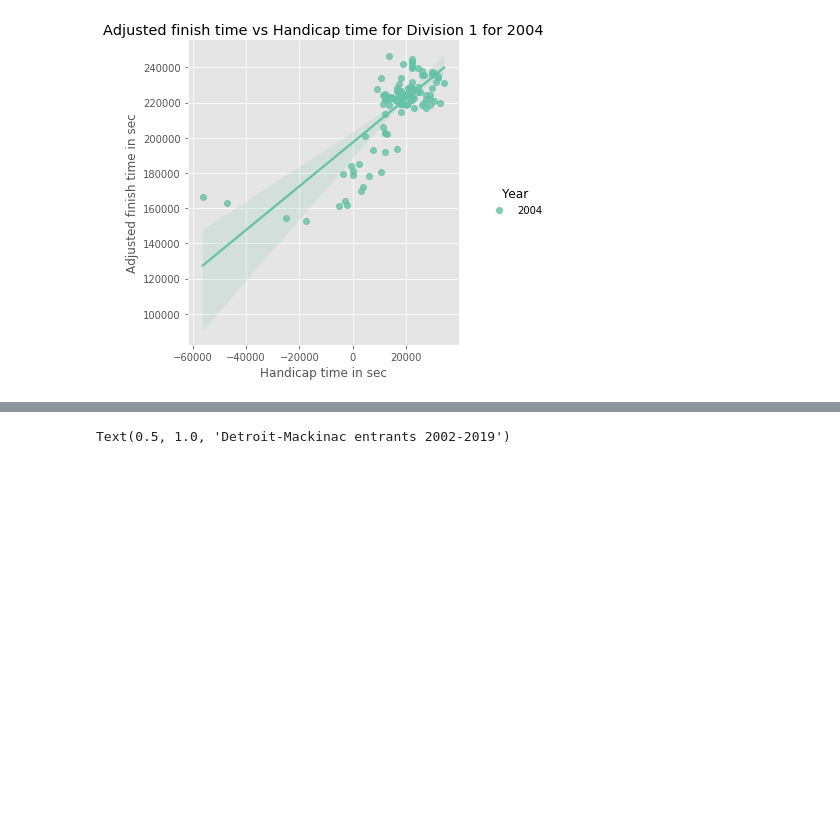
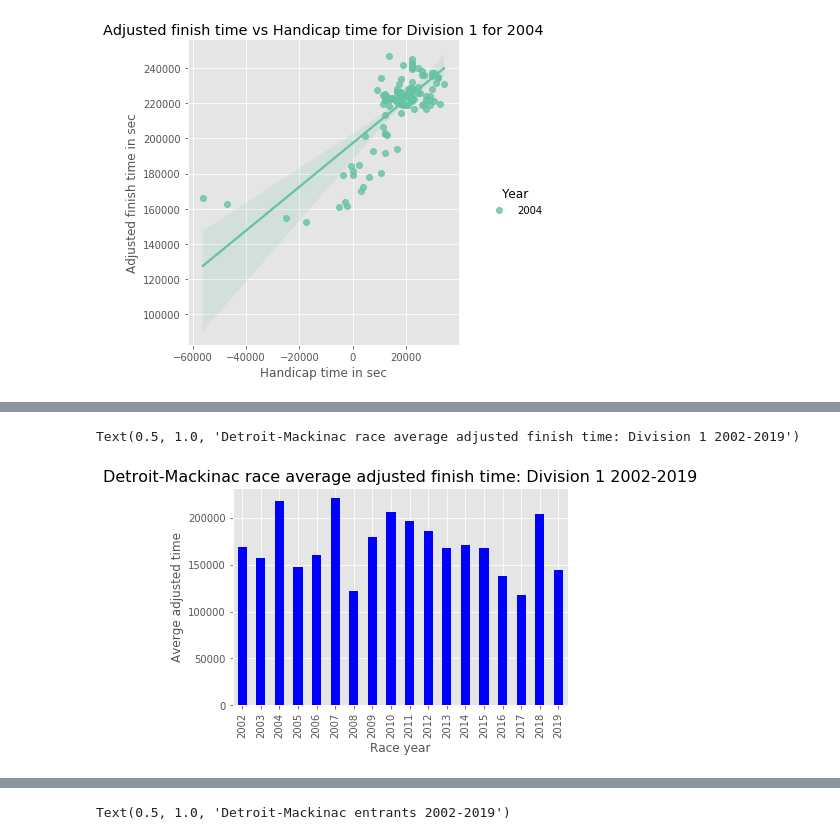
Before and after one commit to devens-mn/Devens_NYCDSA_Web_Scrape, a Jupyter notebook: Devens_NYCDSA_webscrape_v2.ipynb, the cells around one changed output, grey strips where cells are left out. Drawn from its saved outputs; the diff is of its cells as text; code cells hidden in the pictures; blank space fills up the shorter version.

```diff
--- a/Devens_NYCDSA_webscrape_v2.ipynb
+++ b/Devens_NYCDSA_webscrape_v2.ipynb
@@ -382,0 +186,8 @@ Number of entries per year, declining over time with variation
+# %%
+merge_sail_winsor[merge_sail_winsor['Division_only']=='Division I -'].groupby('Year')['cln_crrct_tm_sec'].mean().plot.bar(color='b')
+plt.xlabel('Race year')
+plt.ylabel('Averge adjusted time')
+plt.title('Detroit-Mackinac race average adjusted finish time: Division 1 2002-2019', fontsize=16)
+# %% [output]
+Text(0.5, 1.0, 'Detroit-Mackinac race average adjusted finish time: Division 1 2002-2019')
+[figure, added]
```
Also changed, not shown: parts of 92 cells of this notebook.
